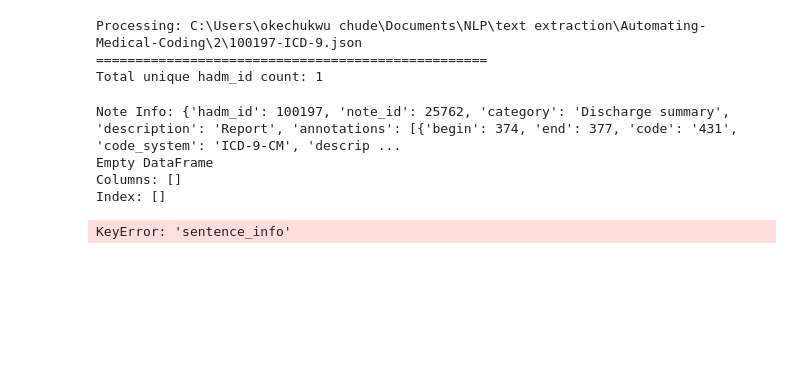
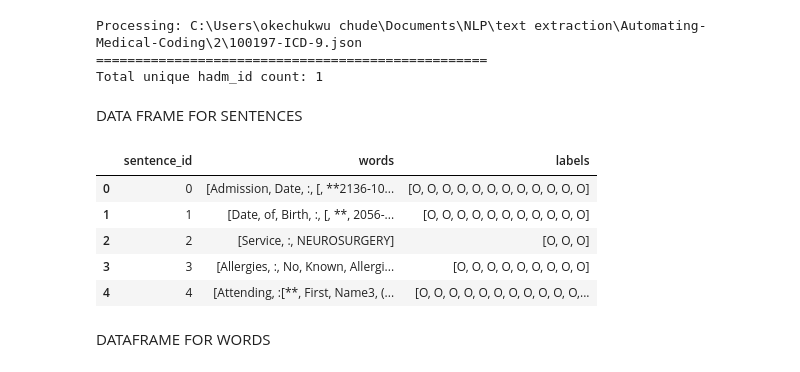
Before and after one commit to okechukwuchude/Automating-Medical-Coding, a Jupyter notebook: ##Testing NB_open_json copy.ipynb, the cells around one changed output. Saved outputs shown, nothing was run; the diff lists cells and outputs as text; code cells hidden in the pictures; blank space fills up the shorter version.

```diff
--- a/2Testing NB_open_json copy 2.ipynb
+++ b/##Testing NB_open_json copy.ipynb
@@ -233,31 +238,27 @@ search_files(main_folder_path)
 Processing: C:\Users\okechukwu chude\Documents\NLP\text extraction\Automating-Medical-Coding\2\100197-ICD-9.json
 ==================================================
 Total unique hadm_id count: 1
-# %%
-data = []
-
-# Iterate through each note information in extracted_texts
-for note_info in extracted_texts:
-    print("Note Info:", note_info)  # Debug print
-    # Check if 'sentence_info' key exists
-    if 'sentence_info' in note_info:
-        # Extract information for each word in the note
-        for sent_info in note_info['sentence_info']:
-            print("Sent Info:", sent_info)  # Debug print
-            for word, label in zip(sent_info['words'], sent_info['labels']):
-                # Append data for each word to the list
-                data.append({'sentence_id': note_info['note_id'], 'word': word, 'label': label})
-
-# Create a DataFrame from the data
-df = pd.DataFrame(data)
-
-# Display the DataFrame
-print(df)
-# %% [output]
-Note Info: {'hadm_id': 100197, 'note_id': 25762, 'category': 'Discharge summary', 'description': 'Report', 'annotations': [{'begin': 374, 'end': 377, 'code': '431', 'code_system': 'ICD-9-CM', 'descrip ...
-Empty DataFrame
-Columns: []
-Index: []
+# %% [markdown]
+DATA FRAME FOR SENTENCES
+# %%
+# Create a DataFrame from the extracted texts
+data = []
+for note_info in extracted_texts:
+    for sent_info in note_info['sentence_info']:
+        data.append({'sentence_id': sent_info['sentence_id'], 'words': sent_info['words'], 'labels': sent_info['labels']})
+
+sent_df = pd.DataFrame(data)
+# %%
+sent_df.head()
+# %% [output]
+|  | sentence_id | words | labels |
+| 0 | 0 | [Admission, Date, :, [, **2136-10... | [O, O, O, O, O, O, O, O, O, O, O, O] |
+| 1 | 1 | [Date, of, Birth, :, [, **, 2056-... | [O, O, O, O, O, O, O, O, O, O, O] |
+| 2 | 2 | [Service, :, NEUROSURGERY] | [O, O, O] |
+| 3 | 3 | [Allergies, :, No, Known, Allergi... | [O, O, O, O, O, O, O, O, O] |
+| 4 | 4 | [Attending, :[**, First, Name3, (... | [O, O, O, O, O, O, O, O, O, O, O,... |
+# %% [markdown]
+DATAFRAME FOR WORDS
 # %%
 data = []
 for note_info in extracted_texts:
@@ -266,5 +267,3 @@ for note_info in extracted_texts:
             data.append({'sentence_id': sent_info['sentence_id'], 'word': word, 'label': label})
 
 word_df = pd.DataFrame(data)
-# %% [output]
-KeyError: 'sentence_info'
```
Also changed, not shown: parts of 15 cells of this notebook, 1 other file.
